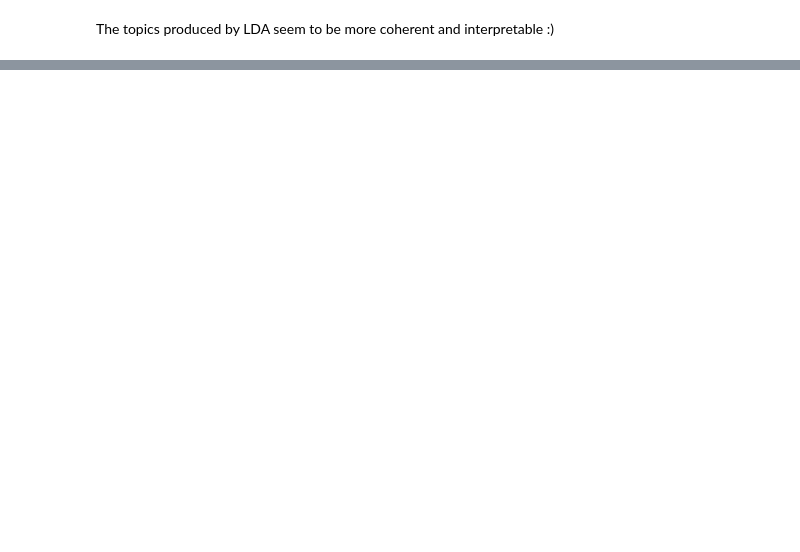
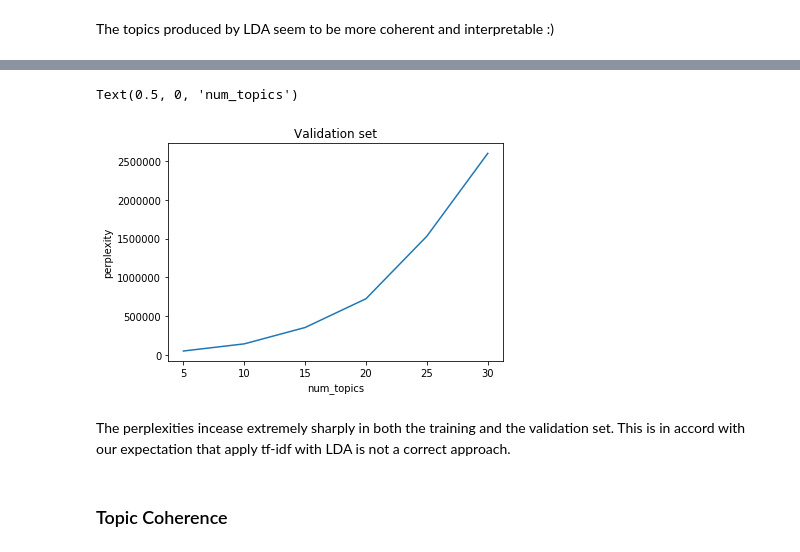
Before and after one commit to praritagarwal/TopicModeling, a Jupyter notebook: Topic Modeling.ipynb, the cells around one changed output, grey strips where cells are left out. Drawn from its saved outputs; the diff is of its cells as text; code cells hidden in the pictures; blank space fills up the shorter version.

Commit message:
Apply LDA to the corpora

```diff
--- a/Topic Modeling.ipynb
+++ b/Topic Modeling.ipynb
@@ -473,0 +610,9 @@ print(perplexity_score)
+# %%
+num_topics = range(5, 35, 5)
+models = []
+train_perplexities = []
+for num in num_topics:
+    LDA = LatentDirichletAllocation(n_components = num)
+    LDA.fit(bow)
+    models.append(LDA)
+    train_perplexities.append(LDA.bound_)
@@ -473,0 +646,6 @@ print(perplexity_score)
+# %%
+regex = r'[a-z]{2,}'
+vectorizer = TfidfVectorizer(stop_words = stop_words, preprocessor = preproc,
+                             token_pattern = regex)
+bow = vectorizer.fit_transform(newsgroups_train.data)
+bow.shape
@@ -473,0 +654,3 @@ print(perplexity_score)
+# %%
+bow_val = vectorizer.transform(newsgroups_test.data)
+bow_val.shape
@@ -473,0 +659,12 @@ print(perplexity_score)
+# %%
+num_topics = range(5, 35, 5)
+models = []
+train_perplexities = []
+val_perplexities = []
+for num in num_topics:
+    LDA = LatentDirichletAllocation(n_components = num)
+    LDA.fit(bow)
+    models.append(LDA)
+    train_perplexities.append(LDA.bound_)
+    val_perp = LDA.perplexity(bow_val)
+    val_perplexities.append(val_perp)
@@ -473,0 +679,12 @@ print(perplexity_score)
+# %%
+plt.plot(num_topics, val_perplexities)
+plt.title('Validation set')
+plt.ylabel('perplexity')
+plt.xlabel('num_topics')
+# %% [output]
+Text(0.5, 0, 'num_topics')
+[figure, added]
+# %% [markdown]
+The perplexities incease extremely sharply in both the training and the validation set. This is in accord with our expectation that apply tf-idf with LDA is not a correct approach.
+# %% [markdown]
+### Topic Coherence
```
Also changed, not shown: parts of 35 cells of this notebook.
